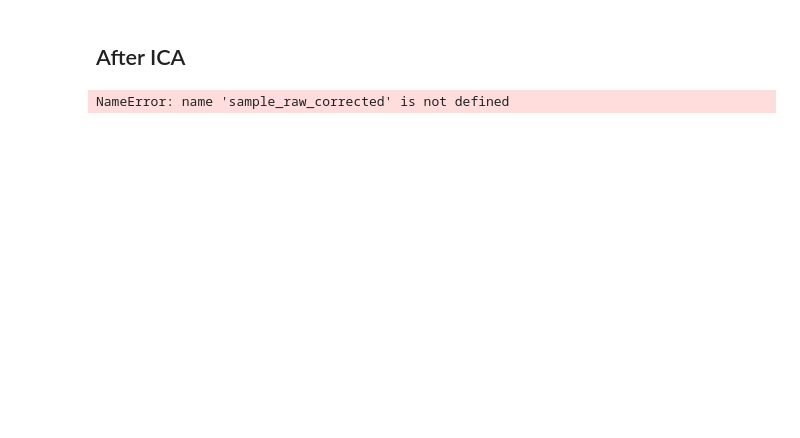
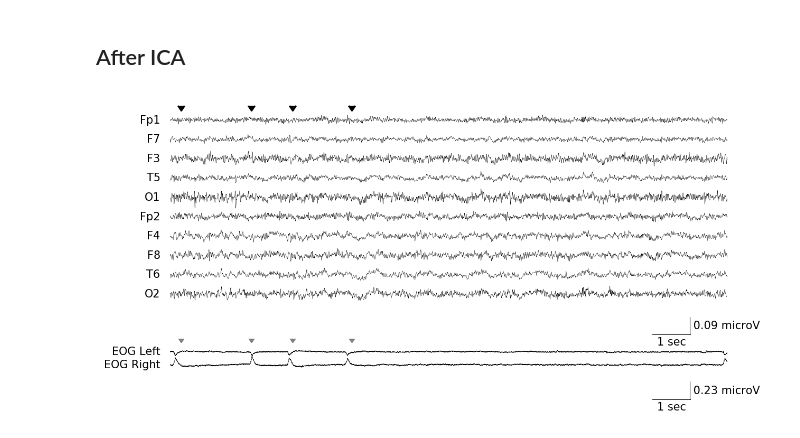
Before and after one commit to Young1906/ica_paper, a Jupyter notebook: figures_v4.ipynb, the cells around one changed output. Saved outputs shown, nothing was run; the diff lists cells and outputs as text; code cells hidden in the pictures; blank space fills up the shorter version.

```diff
--- a/figures_v4.ipynb
+++ b/figures_v4.ipynb
@@ -222,16 +198,16 @@ NameError: name 'sample_raw_corrected' is not defined
 # %% [markdown]
 ## After ICA
 # %%
-plot_sig_2(
+plot_sig_3(
     sig = sample_raw_corrected.get_data() / 1e3,
     fs = 500,
     dpi = 150,
-    unit = "1e-06V",
+    unit = "microV",
     ch_names = sample_raw_corrected.ch_names,
     eog_sig = sample_raw_eog.get_data() / 1e3,
     eog_ch_names = sample_raw_eog.ch_names,
-    eog_unit="1e-06V",
+    eog_unit="microV",
     markers = [.3,2.2,3.3,4.9]
 );
 # %% [output]
-NameError: name 'sample_raw_corrected' is not defined
+[figure, added]
```
Also changed, not shown: parts of 9 cells of this notebook, 27 other files.
